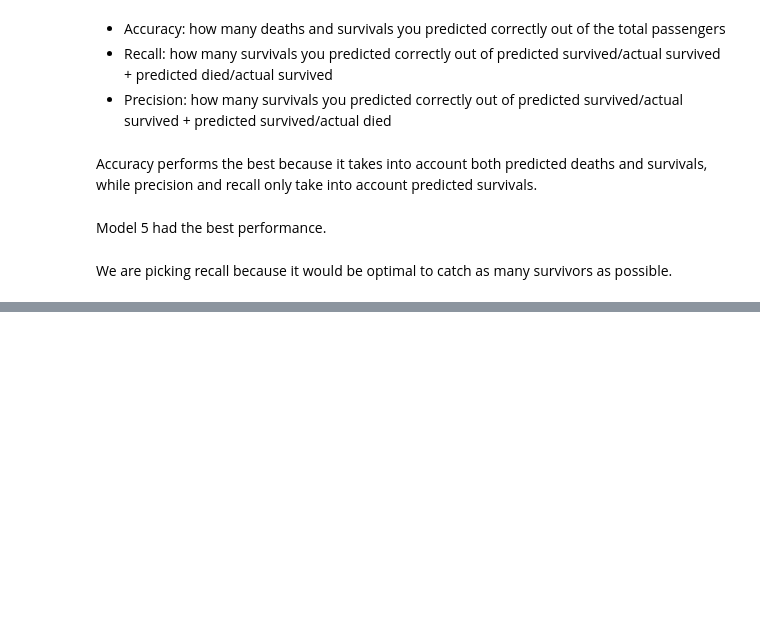
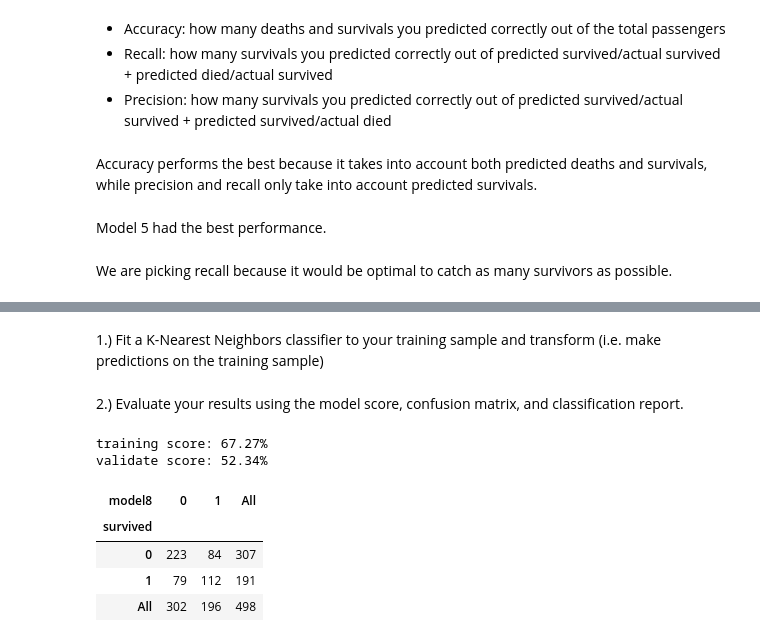
Before and after one commit to christophermayorga/classification-exercises, a Jupyter notebook: model.ipynb, the cells around one changed output, grey strips where cells are left out. Drawn from its saved outputs; the diff is of its cells as text; code cells hidden in the pictures; blank space fills up the shorter version.

```diff
--- a/model.ipynb
+++ b/model.ipynb
@@ -399,0 +404,2 @@ We are picking recall because it would be optimal to catch as many survivors as
+# %% [markdown]
+1.) Fit a K-Nearest Neighbors classifier to your training sample and transform (i.e. make predictions on the training sample)
@@ -399,0 +410,17 @@ We are picking recall because it would be optimal to catch as many survivors as
+# %% [markdown]
+2.) Evaluate your results using the model score, confusion matrix, and classification report.
+# %%
+# Accuracy score
+print(f'training score: {model8.score(X_train, y_train):.2%}')
+print(f'validate score: {model8.score(X_validate, y_validate):.2%}')
+# %% [output]
+training score: 67.27%
+validate score: 52.34%
+# %%
+pd.crosstab(train.survived, train.model8, margins=True)
+# %% [output]
+| model8 | 0 | 1 | All |
+| survived |  |  |  |
+| 0 | 223 | 84 | 307 |
+| 1 | 79 | 112 | 191 |
+| All | 302 | 196 | 498 |
```
Also changed, not shown: parts of 60 cells of this notebook, 1 other file.
